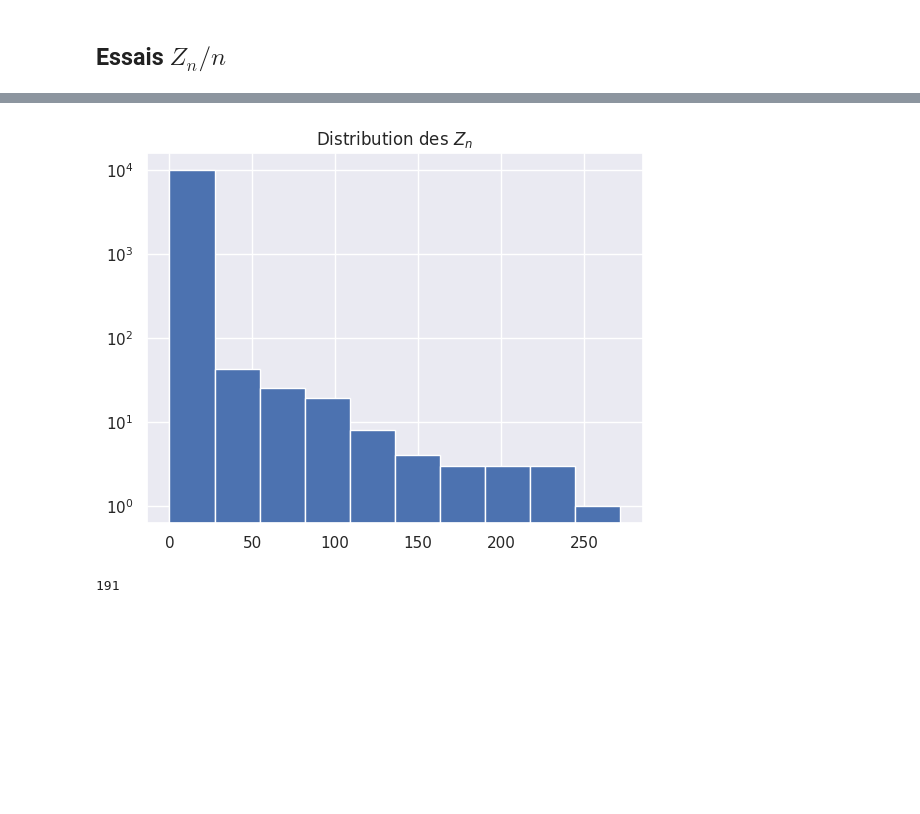
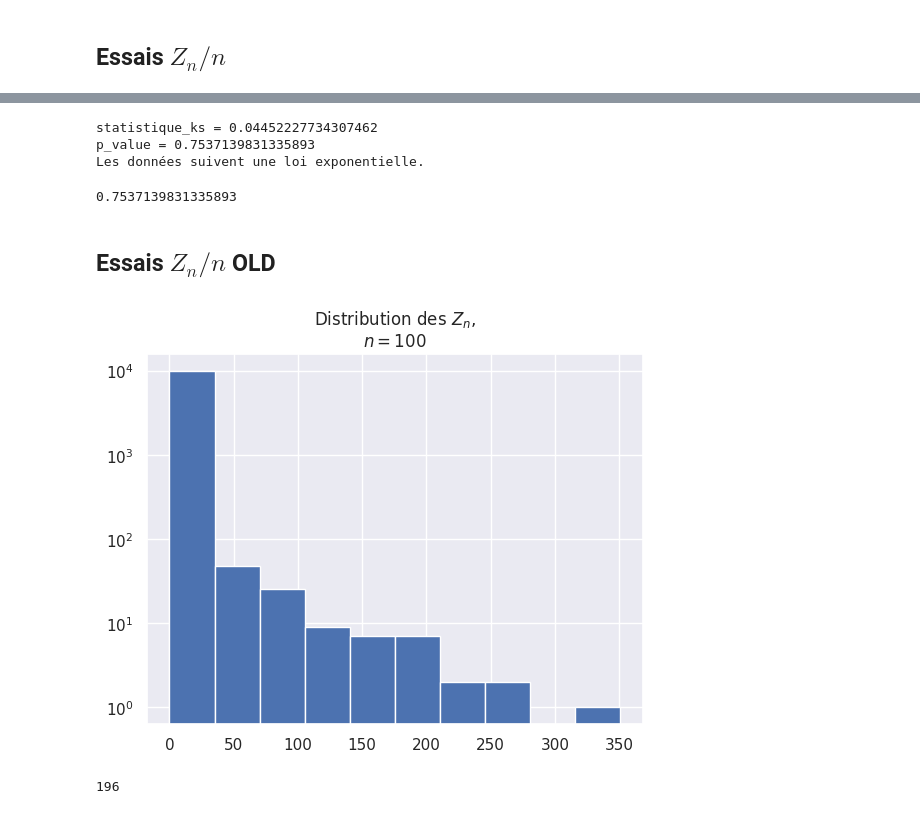
Before and after one commit to Ab2nour/epidemic-simulation, a Jupyter notebook: src/notebooks/galton-watson.ipynb, the cells around one changed output, grey strips where cells are left out. Saved outputs shown, nothing was run; the diff lists cells and outputs as text; code cells hidden in the pictures; blank space fills up the shorter version.

Commit message:
refactor: improve simulation launch

```diff
--- a/src/notebooks/galton-watson.ipynb
+++ b/src/notebooks/galton-watson.ipynb
@@ -95,15 +128,36 @@ for i in range(nb_simulations):
+# %%
+test_loi_exponentielle(zn_sup_zero / nb_epoques)
+# %% [output]
+statistique_ks = 0.04452227734307462
+p_value = 0.7537139831335893
+Les données suivent une loi exponentielle.
+0.7537139831335893
+# %% [markdown]
+## Essais $Z_n / n$ OLD
+# %%
+simu = []
+
+nb_simulations = 10_000
+nb_epoques = 100
+
+gwp1 = GaltonWatson(poisson_1)
+
+for i in range(nb_simulations):
+    gwp1.reset()
+    resultat = gwp1.simule(nb_epoques)
+    simu.append(resultat)
 # %%
 simu_poisson1 = np.array(simu)
 # %%
-plt.title("Distribution des $Z_n$")
+plt.title("Distribution des $Z_n$,\n$n = 100$")
 plt.hist(simu_poisson1)
 plt.yscale("log")
 # %% [output]
-[figure, old version]
+[figure, new version]
 # %%
 np.sum(simu_poisson1 > 0)
 # %% [output]
-191
+196
 # %%
 zn_sup_zero = simu_poisson1[simu_poisson1 > 0]
 # %%
```
Also changed, not shown: parts of 47 cells of this notebook, 2 other files.
